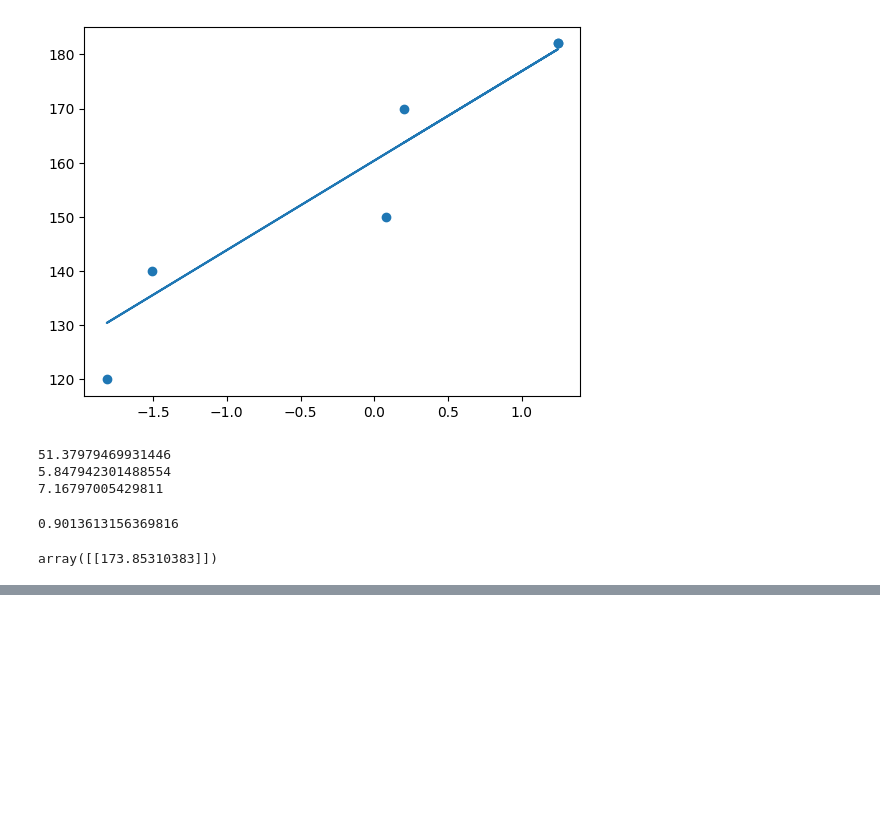
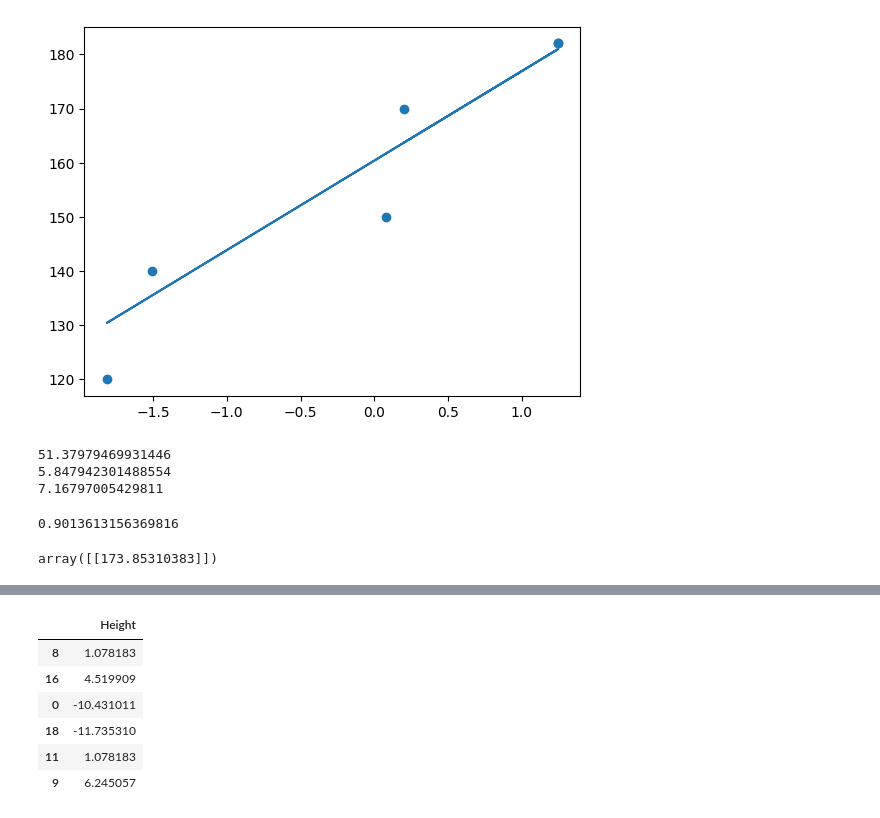
Before and after one commit to ShreyanshMehra/ML, a Jupyter notebook: Regression/linear_regg.ipynb, the cells around one changed output, grey strips where cells are left out. Cells and saved outputs as stored; diff of their text form; code cells hidden in the pictures; blank space fills up the shorter version.

```diff
--- a/Regression/linear_regg.ipynb
+++ b/Regression/linear_regg.ipynb
@@ -126,0 +134,12 @@ array([[173.85310383]])
+# %%
+## Residuals
+residuals=Y_test-y_pred_test
+residuals
+# %% [output]
+|  | Height |
+| 8 | 1.078183 |
+| 16 | 4.519909 |
+| 0 | -10.431011 |
+| 18 | -11.735310 |
+| 11 | 1.078183 |
+| 9 | 6.245057 |
```
Also changed, not shown: parts of 3 cells of this notebook, 5 other files.
